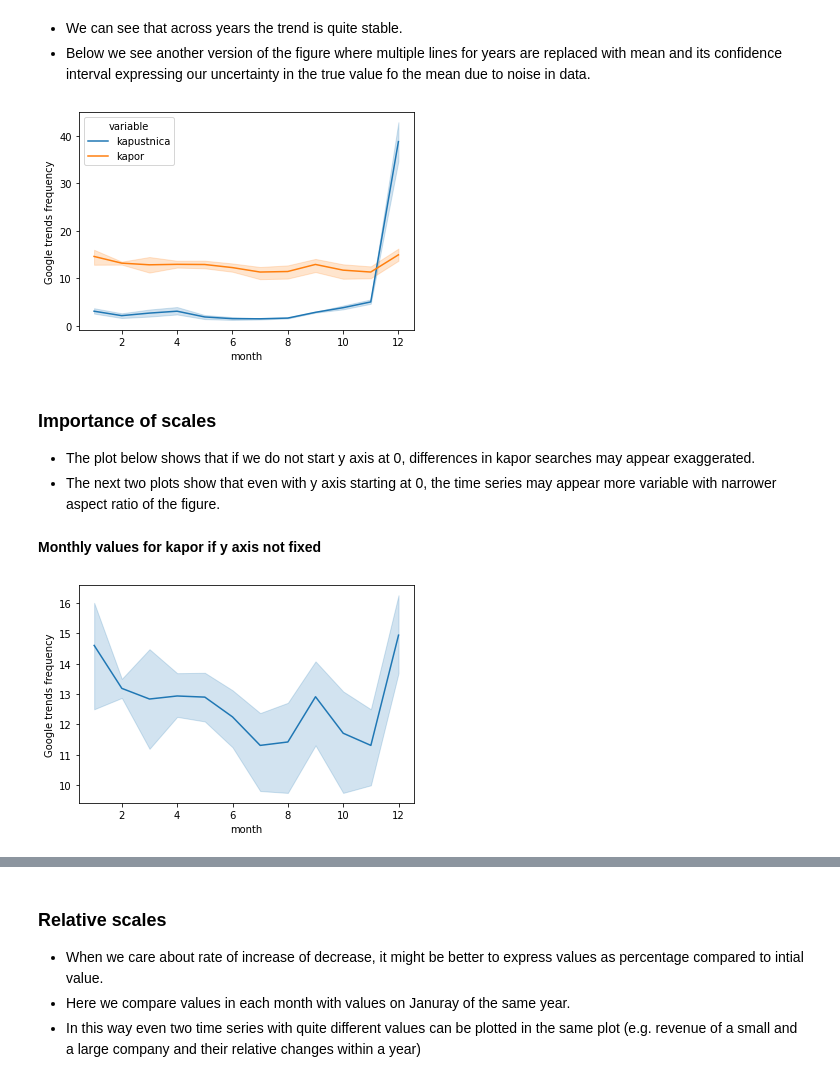
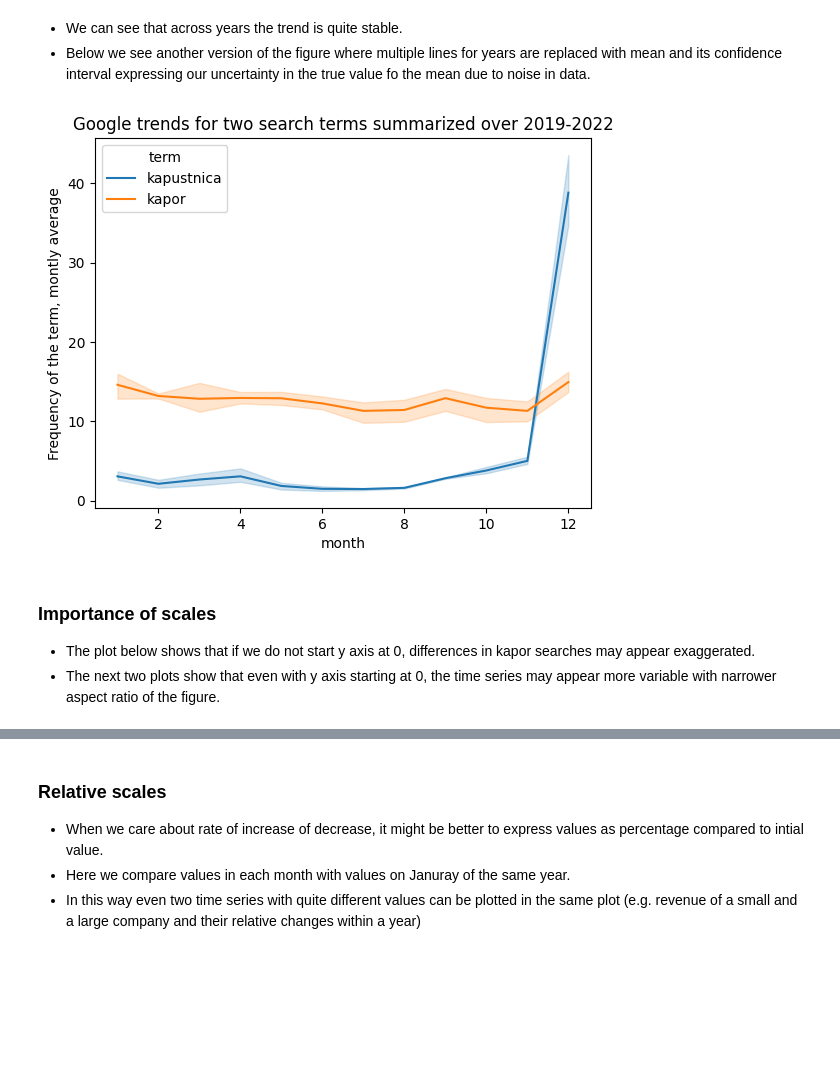
Before and after one commit to bbrejova/viz, a Jupyter notebook: notebooks/L06_Maps_etc.ipynb, the cells around one changed output, grey strips where cells are left out. Drawn from its saved outputs; the diff is of its cells as text; code cells hidden in the pictures; blank space fills up the shorter version.

```diff
--- a/notebooks/L06_Maps_etc.ipynb
+++ b/notebooks/L06_Maps_etc.ipynb
@@ -738,6 +759,7 @@ pass
 # %%
 # convert montly table to long format whit sepearte rows for kapustnica and kapor
 trends1monthlyLong = trends1monthly.reset_index().melt(id_vars=['week'])
+trends1monthlyLong.rename(columns={'variable':'term', 'value':'frequency'}, inplace=True)
 # create separate columns with year and month
 trends1monthlyLong['month'] = trends1monthlyLong['week'].dt.month
 trends1monthlyLong['year'] = trends1monthlyLong['week'].dt.year
@@ -769,21 +792,13 @@ pass
 * We can see that across years the trend is quite stable.
 * Below we see another version of the figure where multiple lines for years are replaced with mean and its confidence interval expressing our uncertainty in the true value fo the mean due to noise in data.
 # %%
-axes = sns.lineplot(trends1monthlyLong, x='month', y='value', hue='variable')
-axes.set_ylabel("Google trends frequency")
+axes = sns.lineplot(trends1monthlyLong, x='month', y='frequency', hue='term')
+axes.set_title("Google trends for two search terms summarized over 2019-2022")
+axes.set_ylabel("Frequency of the term, montly average")
 pass
 # %% [output]
-[figure, old version]
+[figure, new version]
 # %% [markdown]
 ### Importance of scales
 * The plot below shows that if we do not start y axis at 0, differences in kapor searches may appear exaggerated.
 * The next two plots show that even with y axis starting at 0, the time series may appear more variable with narrower aspect ratio of the figure.
-# %%
-display(Markdown("**Monthly values for kapor if y axis not fixed**"))
-kapor = trends1monthlyLong.query("variable=='kapor'")
-axes = sns.lineplot(kapor, x='month', y='value')
-axes.set_ylabel("Google trends frequency")
-pass
-# %% [output]
-**Monthly values for kapor if y axis not fixed**
-[figure, removed]
```
Also changed, not shown: parts of 24 cells of this notebook, 5 other files.
